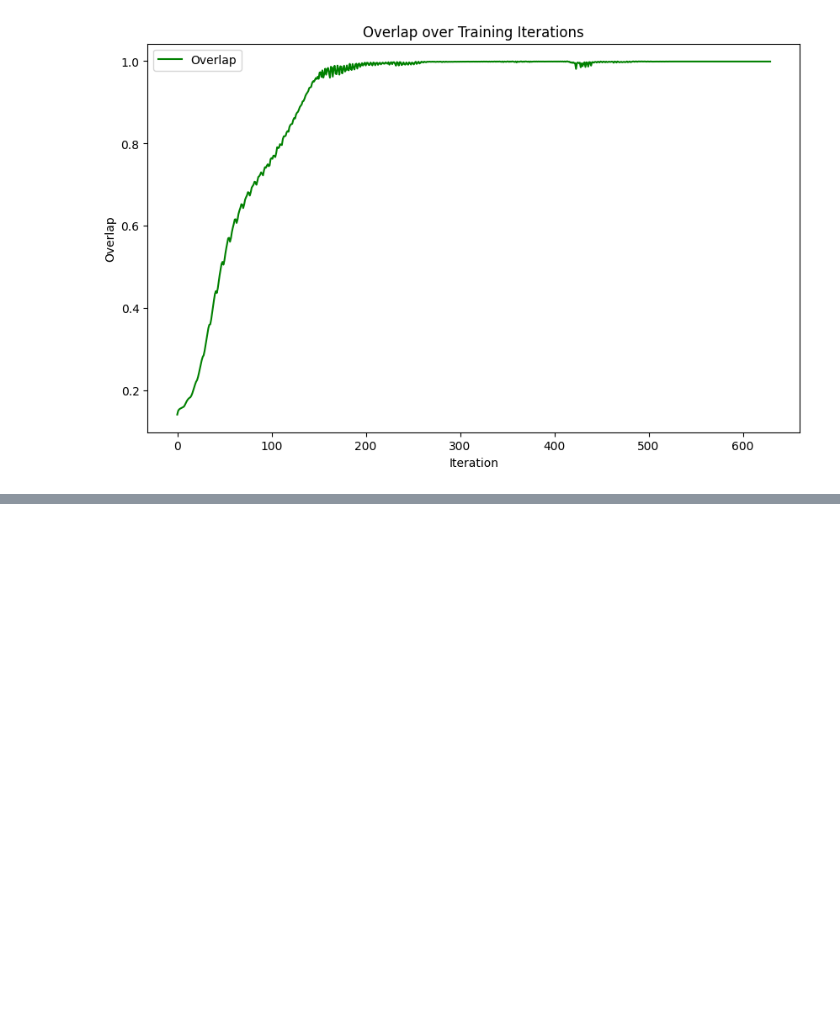
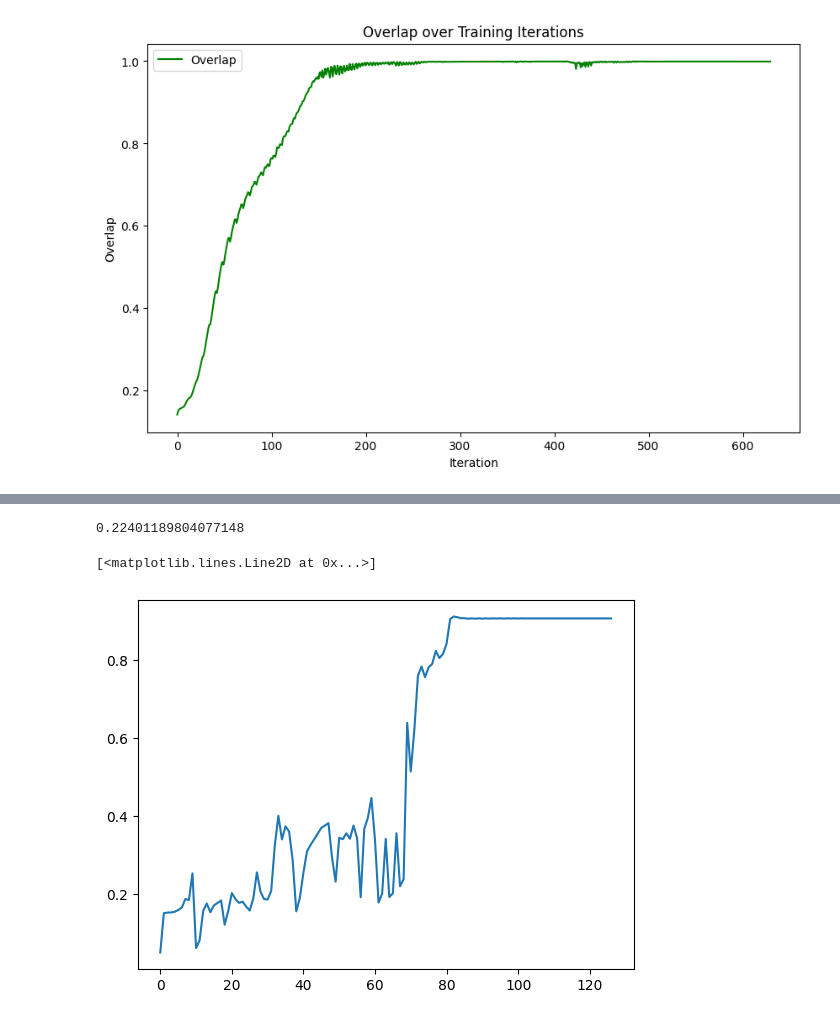
Before and after one commit to StefanoTroffa/thesis_MSc, a Jupyter notebook: compgraph/findthegradient.ipynb, the cells around one changed output, grey strips where cells are left out. Cells and saved outputs as stored; diff of their text form; code cells hidden in the pictures; blank space fills up the shorter version.

```diff
--- a/compgraph/findthegradient.ipynb
+++ b/compgraph/findthegradient.ipynb
@@ -1110,0 +1064,7 @@ plt.show()
+# %%
+energies = []
+loss_vectors = []
+overlap_in_time = []
+initialize_model_w = model_w(graph_tuples_var[0])
+initialize_model_fix = model_fix(graph_tuples_fix[0])
+start = 0
@@ -1110,0 +1086,7 @@ plt.show()
+# %%
+start_time = time.time()
+graph_tuples_var_batch=sequential_monte_carlo_update(graph_tuples_var, model_w, 4, approach='var', beta=None, graph=None, sublattice_encoding=None)
+print(time.time() - start_time)
+start_time = time.time()
+graph_tuples_fix = sequential_monte_carlo_update(graph_tuples_fix, model_fix, N_sweeps=5, approach='te', beta=beta, graph=graph, sublattice_encoding=subl)
+print(time.time() - start_time)
@@ -1110,0 +1096,9 @@ plt.show()
+# %%
+import time
+from compgraph.monte_carlo import parallel_monte_carlo_update, monte_carlo_update, sequential_monte_carlo_update
+
+start_time = time.time()
+graph_tuples_var = initialize_graph_tuples(
+    1000,
+    graph, subl)
+print(time.time()-start_time)
@@ -1110,0 +1107,18 @@ plt.show()
+# %%
+from compgraph.tensor_wave_functions import variational_wave_function_on_batch
+start_time = time.time()
+
+for gt in graph_tuples_var[:100]:
+    model_w(gt)
+print("Time for running 100 times the model",time.time()-start_time)
+start_time = time.time()
+variational_wave_function_on_batch(model_w,graph_tuples_var[:100])
+
+print("Time for running the model function once on 100- configs",time.time()-start_time)
+start_time = time.time()
+sequential_monte_carlo_update(graph_tuples_var[:32],model_w,1, 'var')
+print("time for doing the same with MC updates, should take twice (times 3) the time as before roughly", time.time()-start_time)
+start_time = time.time()
+sequential_monte_carlo_update(graph_tuples_fix[:32], model_fix, 1, 'te',
+                             beta=hyperparams['sim_params']['beta'], graph=graph, sublattice_encoding=subl)
+print("time for doing the same with MC updates on model_fix, should take twice (times nx*ny)/10 the time as before roughly", time.time()-start_time)
@@ -1110,0 +1208,15 @@ plt.show()
+# %%
+start_time = time.time()
+
+for gt in graph_tuples_var_batch:
+    monte_carlo_update(gt, model_w, N_sweeps=2, approach='var')
+print(time.time() - start_time)
+# %% [output]
+0.22401189804077148
+# %%
+import matplotlib.pyplot as plt
+
+plt.plot(overlap_in_time)
+# %% [output]
+[<matplotlib.lines.Line2D at 0x...>]
+[figure, added]
```
Also changed, not shown: parts of 41 cells of this notebook, 8 other files.
